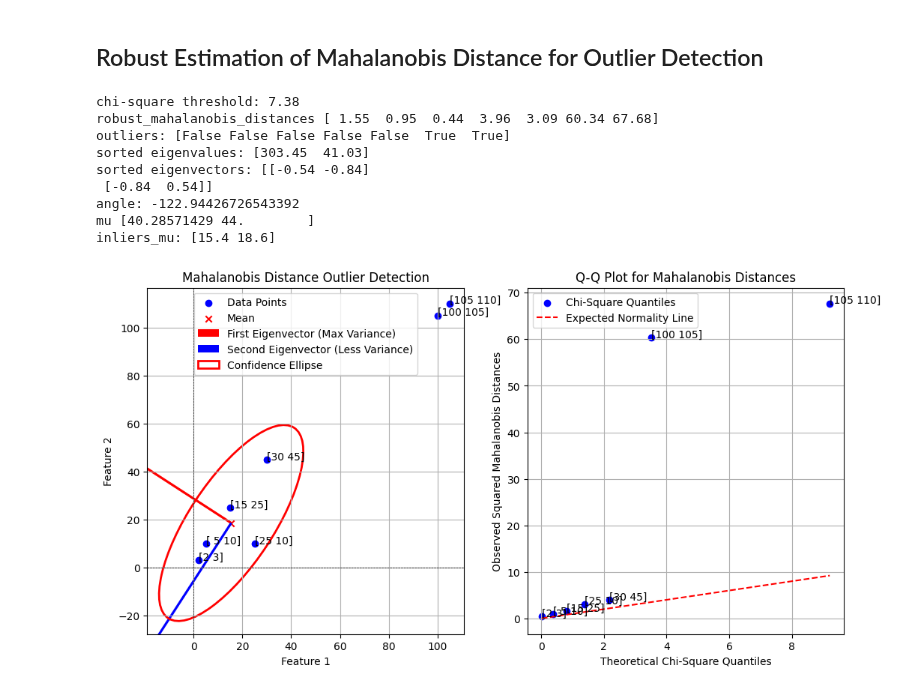
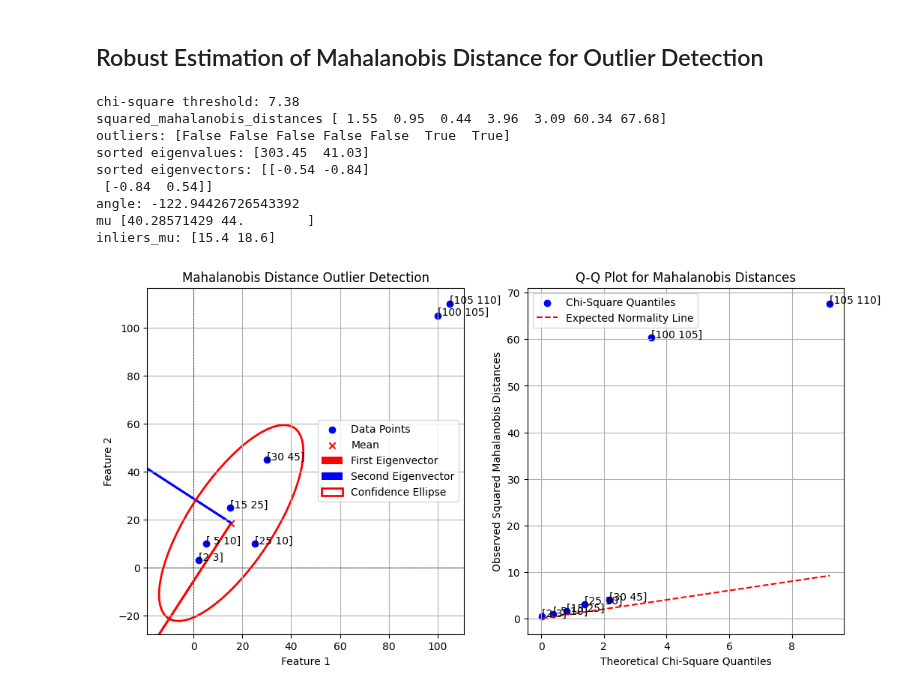
Before and after one commit to jasonrichdarmawan/learn-data-mining-techniques, a Jupyter notebook: 2009-SAGMB-Detecting Outlier Samples in Microarray Data.ipynb, the cells around one changed output. Drawn from its saved outputs; the diff is of its cells as text; code cells hidden in the pictures.

```diff
--- a/2009-SAGMB-Detecting Outlier Samples in Microarray Data.ipynb
+++ b/2009-SAGMB-Detecting Outlier Samples in Microarray Data.ipynb
@@ -385,7 +454,7 @@ h = (len(X) + 2 + 1) / 2
 mcd = MinCovDet(support_fraction=h/len(X)).fit(X) # 5 out of 7 samples are inliers
 
 # Compute Mahalanobis Distance
-squared_robust_mahalanobis_distances = mcd.mahalanobis(X)
+squared_mahalanobis_distances = mcd.mahalanobis(X)
 
 # Chi-square threshold for p = 0.975 and df = 2 (since 2 features)
 # which ensures that only 2.5% of the points are falsely flagged as outliers,
@@ -395,8 +464,8 @@ squared_robust_mahalanobis_distances = mcd.mahalanobis(X)
 chi_square_threshold = chi2.ppf(0.975, df=2) # we are defining an ellipse that contains 97.5% of the data
 
 print("chi-square threshold:", chi_square_threshold.round(2))
-print("robust_mahalanobis_distances", squared_robust_mahalanobis_distances.round(2))
-print("outliers:", squared_robust_mahalanobis_distances > chi_square_threshold)
+print("squared_mahalanobis_distances", squared_mahalanobis_distances.round(2))
+print("outliers:", squared_mahalanobis_distances > chi_square_threshold)
 
 # Eigenvalues and Eigenvectors for the ellipse orientation
 # Eigenvalues are the variance of the data along the eigenvectors
@@ -429,7 +498,7 @@ fig, axes = plt.subplots(1, 2, figsize=(12, 6))
 axes[0].scatter(X[:, 0], X[:, 1], label="Data Points", color='b')
 
 # Highlight the mean center
-inliers_mu = X[squared_robust_mahalanobis_distances <= chi_square_threshold].mean(axis=0)
+inliers_mu = X[squared_mahalanobis_distances <= chi_square_threshold].mean(axis=0)
 print("mu", mu)
 print("inliers_mu:", inliers_mu)
 axes[0].scatter(inliers_mu[0], inliers_mu[1], label="Mean", color='r', marker='x')
@@ -437,13 +506,13 @@ axes[0].scatter(inliers_mu[0], inliers_mu[1], label="Mean", color='r', marker='x
 # Plot eigenvectors
 # The new main X-axis of the data (rotated from the original X-axis)
 axes[0].quiver(inliers_mu[0], inliers_mu[1],
-               eigenvectors[0, 0], eigenvectors[1, 0],
-               color='red', scale=1, label="First Eigenvector (Max Variance)")
+               sorted_eigenvectors[0, 0], sorted_eigenvectors[1, 0],
+               color='red', scale=1, label="First Eigenvector")
 
 # The new secondary Y-axis of the data (rotated from the original Y-axis)
 axes[0].quiver(inliers_mu[0], inliers_mu[1],
-               eigenvectors[0, 1], eigenvectors[1, 1],
-               color='blue', scale=1, label="Second Eigenvector (Less Variance)")
+               sorted_eigenvectors[0, 1], sorted_eigenvectors[1, 1],
+               color='blue', scale=1, label="Second Eigenvector")
 
 # Add the confidence ellipse
 ellipse = Ellipse(xy=inliers_mu, width=width, height=height, angle=angle, edgecolor='r', fc='None', linewidth=2, label="Confidence Ellipse")
@@ -462,36 +531,36 @@ axes[0].set_title("Mahalanobis Distance Outlier Detection")
 axes[0].legend()
 axes[0].grid(True)
 
 # Create Q-Q plot
 # Check if dataset follows a chi-square distribution $d_M^2 \sim \chi^2$
 
 ## Compute squared Mahalanobis distances (should follow a chi-square distribution)
-sorted_robust_mahalanobis_distances_squared = np.sort(squared_robust_mahalanobis_distances)
+sorted_squared_mahalanobis_distances = np.sort(squared_mahalanobis_distances)
 
 ## Generate theoretical quantiles for the chi-square distribution
-chi2_quantiles = chi2.ppf(np.linspace(0.01, 0.99, len(sorted_robust_mahalanobis_distances_squared)), df=2)
+chi2_quantiles = chi2.ppf(np.linspace(0.01, 0.99, len(sorted_squared_mahalanobis_distances)), df=2)
 
-axes[1].scatter(chi2_quantiles, sorted_robust_mahalanobis_distances_squared, color='b', label="Chi-Square Quantiles")
+axes[1].scatter(chi2_quantiles, sorted_squared_mahalanobis_distances, color='b', label="Chi-Square Quantiles")
 axes[1].plot(chi2_quantiles, chi2_quantiles, linestyle='dashed', color='red', label="Expected Normality Line")
 
 # Annotate the data points
 for i, txt in enumerate(X):
-  axes[1].annotate(txt, (chi2_quantiles[i], sorted_robust_mahalanobis_distances_squared[i]))
+  axes[1].annotate(txt, (chi2_quantiles[i], sorted_squared_mahalanobis_distances[i]))
 
 # Labels and Title
 axes[1].set_xlabel("Theoretical Chi-Square Quantiles")
 axes[1].set_ylabel("Observed Squared Mahalanobis Distances")
 axes[1].set_title("Q-Q Plot for Mahalanobis Distances")
 axes[1].legend()
 axes[1].grid(True)
 # %% [output]
 chi-square threshold: 7.38
-robust_mahalanobis_distances [ 1.55  0.95  0.44  3.96  3.09 60.34 67.68]
+squared_mahalanobis_distances [ 1.55  0.95  0.44  3.96  3.09 60.34 67.68]
 outliers: [False False False False False  True  True]
 sorted eigenvalues: [303.45  41.03]
 sorted eigenvectors: [[-0.54 -0.84]
  [-0.84  0.54]]
 angle: -122.94426726543392
 mu [40.28571429 44.        ]
 inliers_mu: [15.4 18.6]
-[figure, old version]
+[figure, new version]
```
Also changed, not shown: parts of 5 cells of this notebook.
